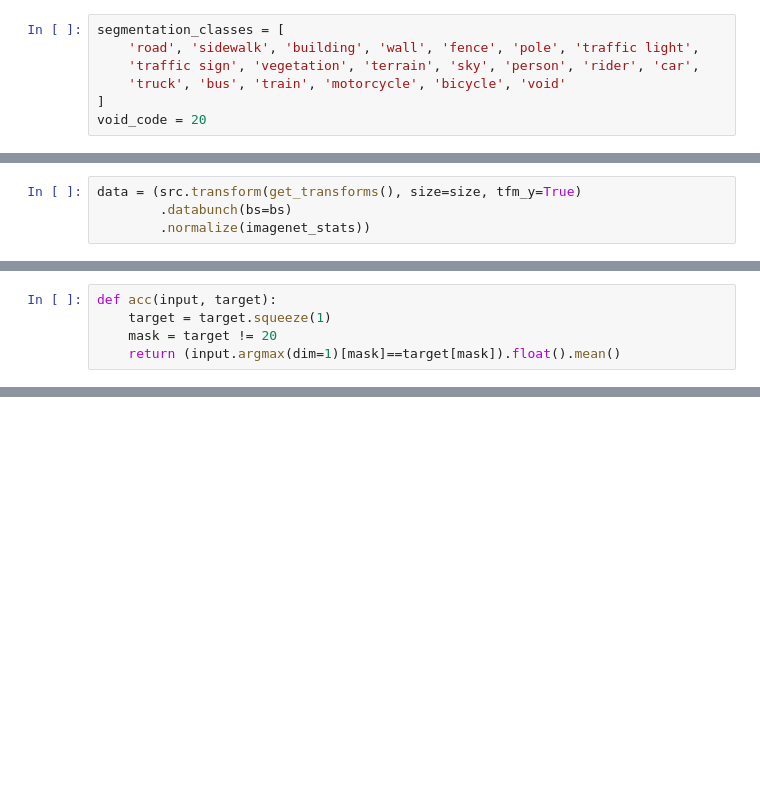
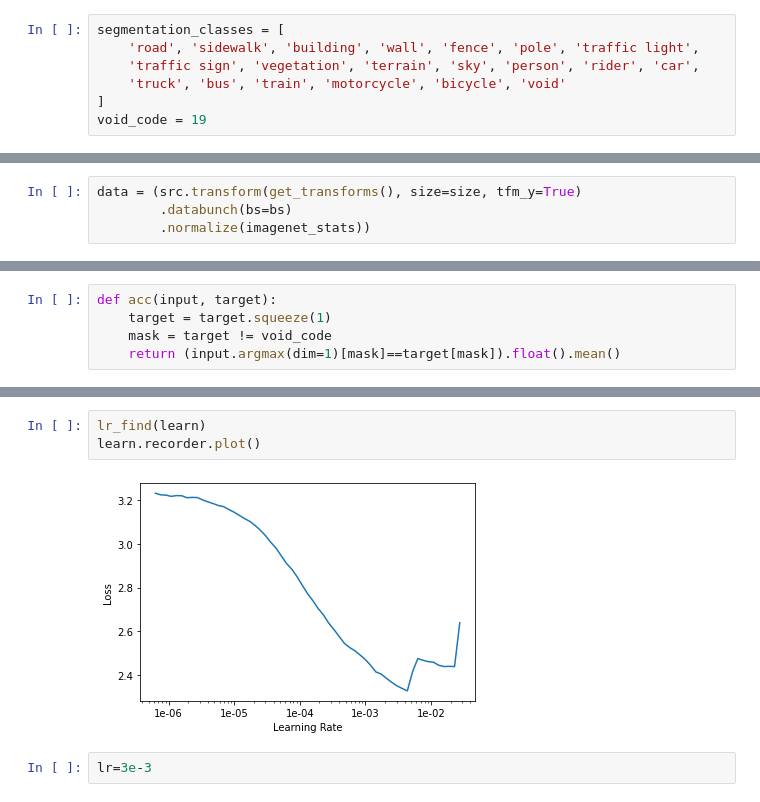
Before and after one commit to riya-chougule/Image-segmentation-for-self-driving-cars, a Jupyter notebook: prototype.ipynb, the cells around one changed output, grey strips where cells are left out. Drawn from its saved outputs; the diff is of its cells as text; blank space fills up the shorter version.

```diff
--- a/prototype.ipynb
+++ b/prototype.ipynb
@@ -71,7 +65,7 @@ segmentation_classes = [
     'traffic sign', 'vegetation', 'terrain', 'sky', 'person', 'rider', 'car',
     'truck', 'bus', 'train', 'motorcycle', 'bicycle', 'void'
 ]
-void_code = 20
+void_code = 19
 # %%
 src = (SegmentationItemList.from_folder(path_img)
        .split_by_folder(train='train', valid='val')
@@ -115,7 +89,7 @@ data.show_batch(2, figsize=(10,7), ds_type=DatasetType.Valid)
 # %%
 def acc(input, target):
     target = target.squeeze(1)
-    mask = target != 20
+    mask = target != void_code
     return (input.argmax(dim=1)[mask]==target[mask]).float().mean()
 # %%
 metrics=acc
@@ -124,0 +102,7 @@ learn = unet_learner(data, models.resnet34, metrics=metrics, wd=wd)
+# %%
+lr_find(learn)
+learn.recorder.plot()
+# %% [output]
+[figure, added]
+# %%
+lr=3e-3
```
Also changed, not shown: parts of 21 cells of this notebook.
